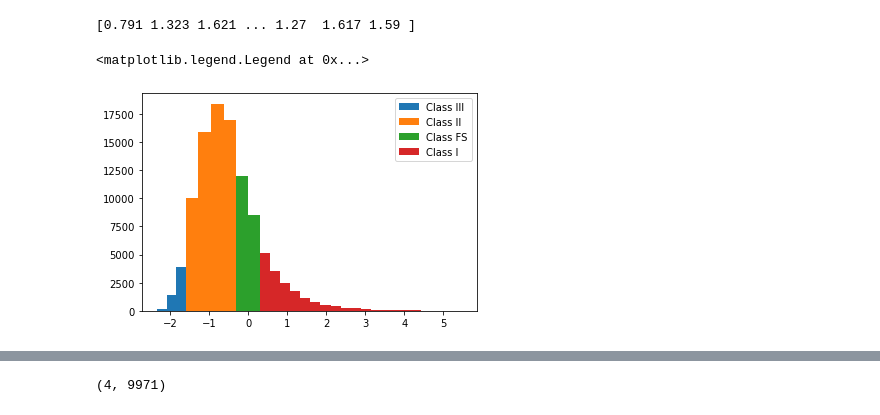
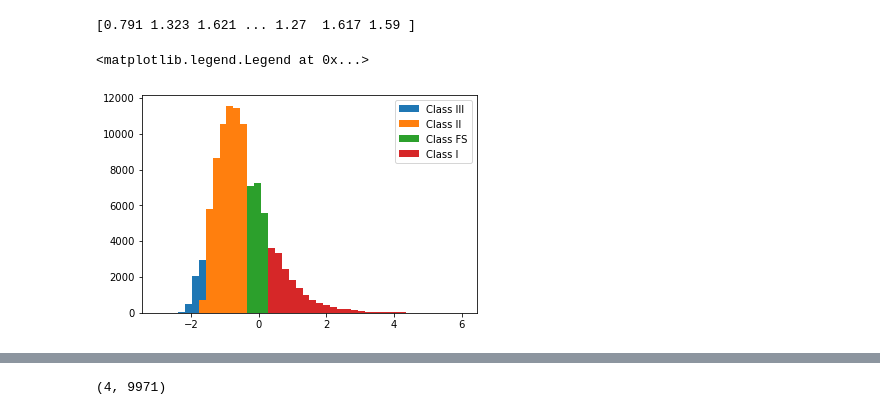
Before and after one commit to bcrompvoets/Random, a Jupyter notebook: Phase_3_1__IRAC_Only_Classification/Notebooks/Determine_α.ipynb, the cells around one changed output, grey strips where cells are left out. Saved outputs shown, nothing was run; the diff lists cells and outputs as text; code cells hidden in the pictures.

```diff
--- a/Phase_3_1__IRAC_Only_Classification/Notebooks/Determine_α.ipynb
+++ b/Phase_3_1__IRAC_Only_Classification/Notebooks/Determine_α.ipynb
@@ -25,25 +26,26 @@ def alpha(f1,f2):
 # %%
 f2 = np.load("../Data_and_Results/Inputs_YSO_Train.npy")
 f2 = f2.transpose()
 f2 = f2[slice(0,7,2)]
 
+bins = np.linspace(-3, 6, 45)
 
 alph2 = alpha(f2[1],f2[3])
 print(f2[1]-f2[3])
 # Apply cuts for different YSO classes
 aIII = np.where(alph2<-1.6)
-plt.hist(alph2[aIII],bins=3,label='Class III')
+plt.hist(alph2[aIII],bins,label='Class III')
 aII = np.where((alph2<-0.3) & (alph2>-1.6))
-plt.hist(alph2[aII],bins=4,label='Class II')
+plt.hist(alph2[aII],bins,label='Class II')
 aFS = np.where((alph2>-0.3) & (alph2<0.3))
-plt.hist(alph2[aFS],bins=2,label='Class FS')
+plt.hist(alph2[aFS],bins,label='Class FS')
 aI = np.where(alph2>0.3)
-plt.hist(alph2[aI],bins=20,label='Class I')
+plt.hist(alph2[aI],bins,label='Class I')
 # plt.hist(alph2)
 plt.legend()
 # %% [output]
 [0.791 1.323 1.621 ... 1.27  1.617 1.59 ]
 <matplotlib.legend.Legend at 0x...>
-[figure, old version]
+[figure, new version]
 # %%
 # Checking to see where the last bin ends so I can use this as a cut to separate stars from CIII objects in Megeath
```
Also changed, not shown: parts of 8 cells of this notebook, 21 other files.
